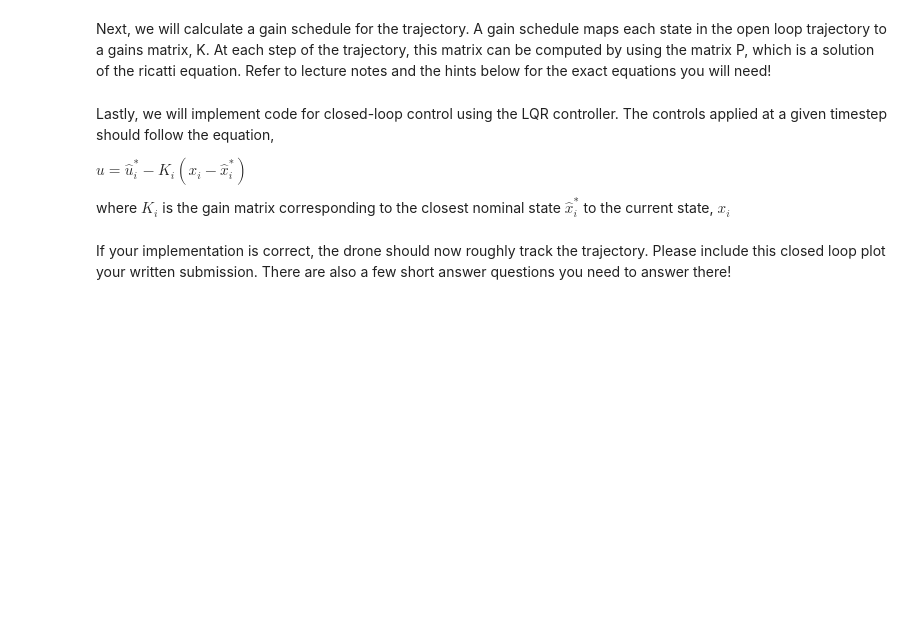
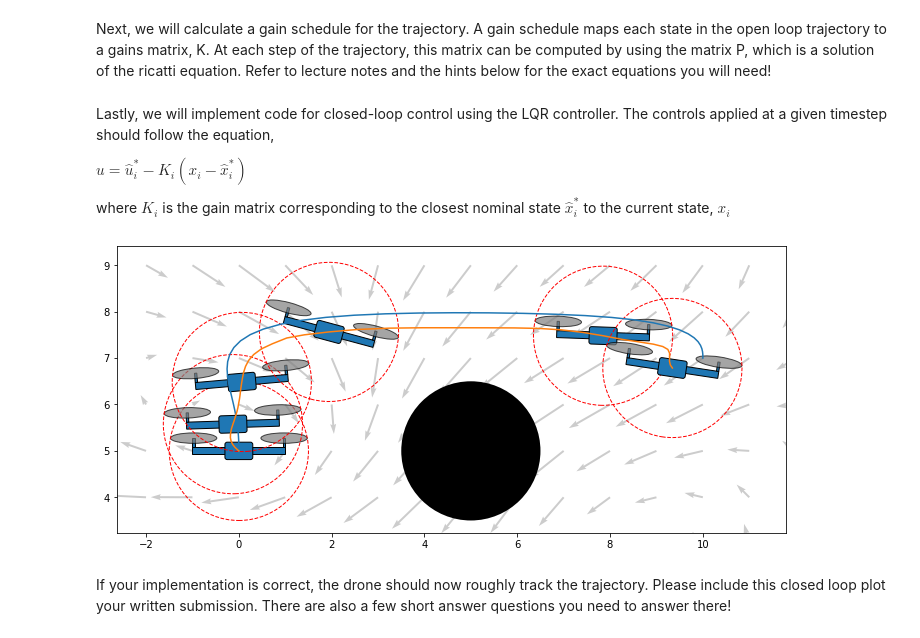
Before and after one commit to wangruix06/AA274a-HW2-F25, a Jupyter notebook: P3_gain_scheduled_LQR.ipynb, the cells around one changed output. Saved outputs shown, nothing was run; the diff lists cells and outputs as text; code cells hidden in the pictures; blank space fills up the shorter version.

```diff
--- a/P3_gain_scheduled_LQR.ipynb
+++ b/P3_gain_scheduled_LQR.ipynb
@@ -368,6 +372,11 @@ def find_closest_nominal_state(current_state):
     ################ Your code here ############################################
     # Hint: This shouldn't take more than a couple lines
 
+    # Compute the Euclidean distance between the current state and all nominal states
+    distances = np.linalg.norm(nominal_states - current_state, axis=1)
+
+    # Find the index of the closest nominal state
+    closest_state_idx = np.argmin(distances)
     ############################################################################
     return closest_state_idx
 # %% [markdown]
@@ -391,6 +400,18 @@ for i in range(len(nominal_states)):
     # 3. Find the gains and update the gains lookup dictionary with it
     # 4. Nominal controls are not defined for the last state. Set these to zero.
 
+    # Get the Jacobians for the current nominal state and control
+    matrix_A, matrix_B = planar_quad.get_continuous_jacobians(
+        nominal_states[i],
+        nominal_controls[i] if i < len(nominal_controls) else np.zeros(planar_quad.u_dim)
+    )
+
+    # Solve the Riccati equation to get matrix P
+    P = ricatti_solver(matrix_A, matrix_B, Q, R).T
+
+    # Compute the gain matrix K
+    K = np.linalg.inv(R) @ matrix_B.T @ P
+
     ##############################################################################
     gains_lookup[i] = K
 # %% [markdown]
@@ -402,27 +423,31 @@ where $K_i$ is the gain matrix corresponding to the closest nominal state $\hat{
 # %%
 def simulate_closed_loop(initial_state, nominal_controls):
     states = [initial_state]
     for k in range(N):
         #################### Your code here ####################################
         # Add code to compute the new controls using the LQR controller
         # Hints:
         # 1. Find the closest nominal state to the current state and lookup
         # the corresponding gain matrix
         # 2. Use the closest nominal state, its corresponding control, and the
         # gain matrix to compute the adjusted controls for the current state
-
+        closest_idx = find_closest_nominal_state(states[k])
+        gain_matrix = gains_lookup[closest_idx]
+        control = -gain_matrix @ (states[k] - nominal_states[closest_idx]) + nominal_controls[closest_idx]
         #######################################################################
         control = np.clip(control, planar_quad.min_thrust_per_prop, planar_quad.max_thrust_per_prop)
         next_state = planar_quad.discrete_step(states[k], control, dt)
         next_state = apply_wind_disturbance(next_state, dt)
         states.append(next_state)
     return np.array(states)
 
 planar_quad = PlanarQuadrotor()
 fig, ax = plt.subplots(figsize=(12, 6))
 plot_obstacle(ax)
 plot_nominal_trajectory(ax)
 plot_wind(ax)
 planar_quad.animate(simulate_closed_loop(initial_state, nominal_controls), dt, ax)
+# %% [output]
+[figure, added]
 # %% [markdown]
 If your implementation is correct, the drone should now roughly track the trajectory. Please include this closed loop plot your written submission. There are also a few short answer questions you need to answer there!
```
Also changed, not shown: parts of 2 cells of this notebook.
